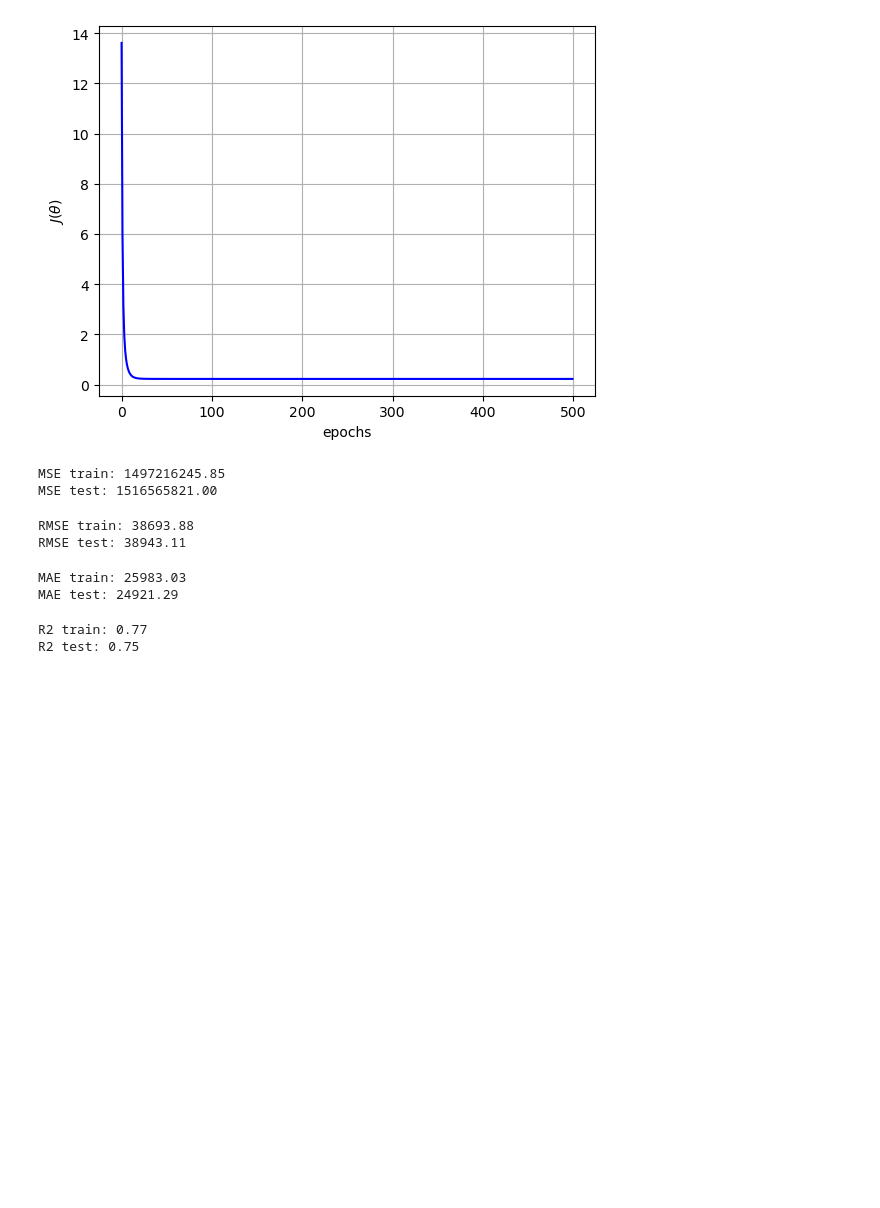
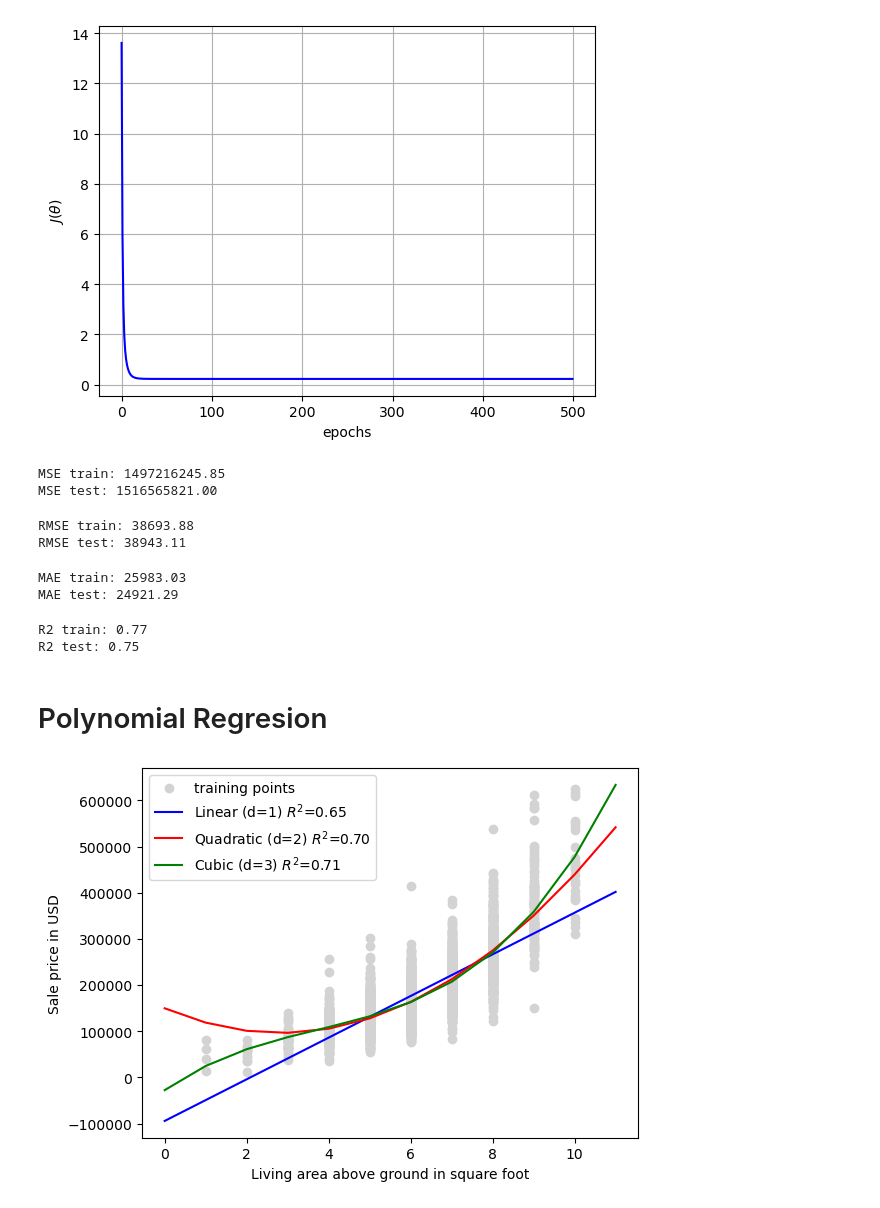
Before and after one commit to cj-chavarria/Machine-Learning-Coursework, a Jupyter notebook: 05_Regression_Example2.ipynb, the cells around one changed output. Cells and saved outputs as stored; diff of their text form; code cells hidden in the pictures; blank space fills up the shorter version.

```diff
--- a/05_Regression_Example2.ipynb
+++ b/05_Regression_Example2.ipynb
@@ -308,3 +308,5 @@ print(f'R2 test: {r2_test:.2f}')
 # %% [output]
 R2 train: 0.77
 R2 test: 0.75
+# %% [markdown]
+# Polynomial Regresion
@@ -310,0 +316,46 @@ R2 test: 0.75
+# %%
+'''X =  df[['Gr Liv Area']].values
+y =  df['SalePrice'].values
+
+X = X[(df['Gr Liv Area'] < 4000)]
+y = y[(df['Gr Liv Area'] < 4000)]'''
+
+X =  df[['Overall Qual']].values
+y =  df['SalePrice'].values
+
+X = X[(df['Gr Liv Area'] < 4000)]
+y = y[(df['Gr Liv Area'] < 4000)]
+# %%
+model = LinearRegression()
+quadratic =  PolynomialFeatures(degree=2)
+X_quad = quadratic.fit_transform(X)
+
+cubic = PolynomialFeatures(degree=3)
+X_cubic = cubic.fit_transform(X)
+# %%
+X_fit = np.arange(X.min()-1, X.max()+2, 1)[:,np.newaxis]
+linear_model = model.fit(X,y)
+y_lin_fit = linear_model.predict(X_fit)
+linear_r2 = r2_score(y, linear_model.predict(X))
+
+quadratic_model = model.fit(X_quad,y)
+y_quad_fit = quadratic_model.predict(quadratic.transform(X_fit))
+quadratic_r2 = r2_score(y, quadratic_model.predict(X_quad))
+
+cubic_model = model.fit(X_cubic,y)
+y_cubic_fit = cubic_model.predict(cubic.transform(X_fit))
+cubic_r2 = r2_score(y, cubic_model.predict(X_cubic))
+# %%
+plt.scatter(X, y, label = 'training points', color='lightgray')
+
+plt.plot(X_fit, y_lin_fit, label=f'Linear (d=1) $R^2$={linear_r2:.2f}', color='blue')
+plt.plot(X_fit, y_quad_fit, label=f'Quadratic (d=2) $R^2$={quadratic_r2:.2f}', color='red')
+plt.plot(X_fit, y_cubic_fit, label=f'Cubic (d=3) $R^2$={cubic_r2:.2f}', color='green')
+
+
+plt.xlabel('Living area above ground in square foot')
+plt.ylabel('Sale price in USD')
+plt.legend(loc='upper left')
+plt.show()
+# %% [output]
+[figure, added]
```
Also changed, not shown: parts of 4 cells of this notebook.
